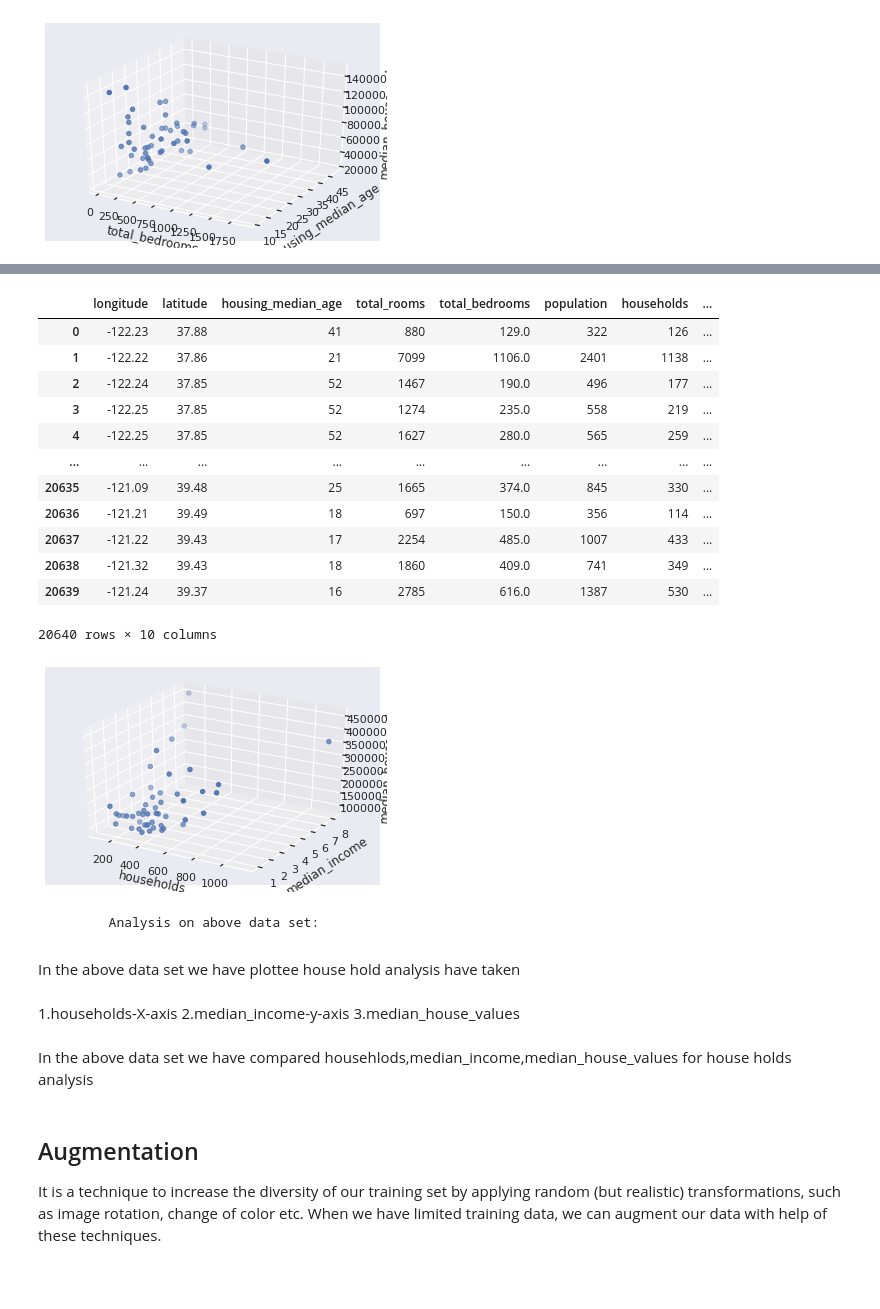
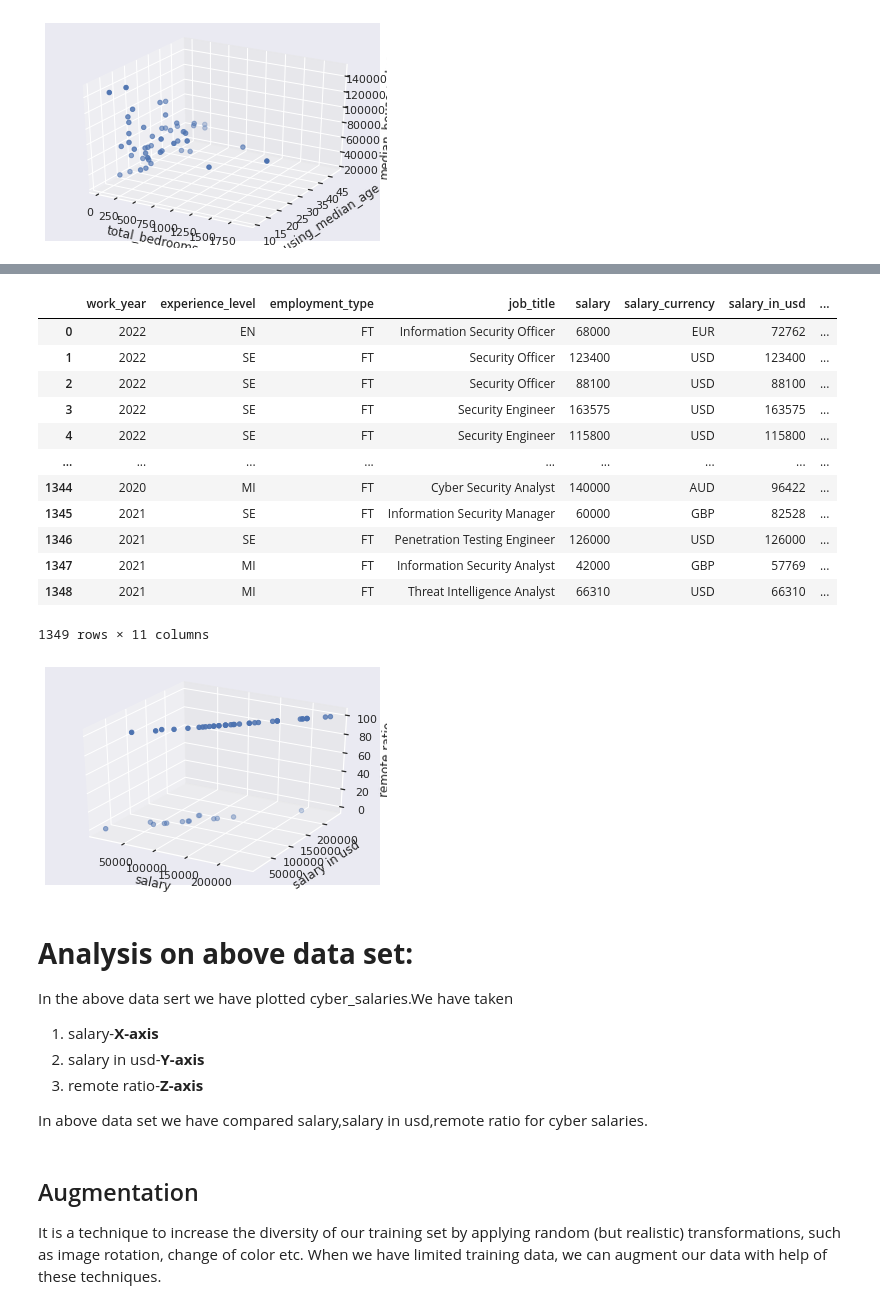
Before and after one commit to Vineeshavilla/FMML_COURSE_ASSIGNMENT, a Jupyter notebook: FMML_Aug22_M1Lab2_DataFeatures&Augmentation.ipynb, the cells around one changed output, grey strips where cells are left out. Cells and saved outputs as stored; diff of their text form; code cells hidden in the pictures; blank space fills up the shorter version.

```diff
--- a/FMML_Aug22_M1Lab2_DataFeatures&Augmentation.ipynb
+++ b/FMML_Aug22_M1Lab2_DataFeatures&Augmentation.ipynb
@@ -557,47 +544,49 @@ Drive already mounted at /content/gdrive; to attempt to forcibly remount, call d
 # %%
-data=pd.read_csv('/content/gdrive/My Drive/DOC-20221002-WA0002.csv')
+data=pd.read_csv('/content/gdrive/MyDrive/Cyber_salaries.csv')
 data
 # %% [output]
-|  | longitude | latitude | housing_median_age | total_rooms | total_bedrooms | population | households | ... |
-| 0 | -122.23 | 37.88 | 41 | 880 | 129.0 | 322 | 126 | ... |
-| 1 | -122.22 | 37.86 | 21 | 7099 | 1106.0 | 2401 | 1138 | ... |
-| 2 | -122.24 | 37.85 | 52 | 1467 | 190.0 | 496 | 177 | ... |
-| 3 | -122.25 | 37.85 | 52 | 1274 | 235.0 | 558 | 219 | ... |
-| 4 | -122.25 | 37.85 | 52 | 1627 | 280.0 | 565 | 259 | ... |
+|  | work_year | experience_level | employment_type | job_title | salary | salary_currency | salary_in_usd | ... |
+| 0 | 2022 | EN | FT | Information Security Officer | 68000 | EUR | 72762 | ... |
+| 1 | 2022 | SE | FT | Security Officer | 123400 | USD | 123400 | ... |
+| 2 | 2022 | SE | FT | Security Officer | 88100 | USD | 88100 | ... |
+| 3 | 2022 | SE | FT | Security Engineer | 163575 | USD | 163575 | ... |
+| 4 | 2022 | SE | FT | Security Engineer | 115800 | USD | 115800 | ... |
 | ... | ... | ... | ... | ... | ... | ... | ... | ... |
-| 20635 | -121.09 | 39.48 | 25 | 1665 | 374.0 | 845 | 330 | ... |
-| 20636 | -121.21 | 39.49 | 18 | 697 | 150.0 | 356 | 114 | ... |
-| 20637 | -121.22 | 39.43 | 17 | 2254 | 485.0 | 1007 | 433 | ... |
-| 20638 | -121.32 | 39.43 | 18 | 1860 | 409.0 | 741 | 349 | ... |
-| 20639 | -121.24 | 39.37 | 16 | 2785 | 616.0 | 1387 | 530 | ... |
+| 1344 | 2020 | MI | FT | Cyber Security Analyst | 140000 | AUD | 96422 | ... |
+| 1345 | 2021 | SE | FT | Information Security Manager | 60000 | GBP | 82528 | ... |
+| 1346 | 2021 | SE | FT | Penetration Testing Engineer | 126000 | USD | 126000 | ... |
+| 1347 | 2021 | MI | FT | Information Security Analyst | 42000 | GBP | 57769 | ... |
+| 1348 | 2021 | MI | FT | Threat Intelligence Analyst | 66310 | USD | 66310 | ... |
-20640 rows × 10 columns
+1349 rows × 11 columns
 # %%
 sns.set(style = "darkgrid")
 
 fig1= plt.figure()
 bx = fig1.add_subplot(111, projection = '3d')
 
-x = data['households'][:50]
-y = data['median_income'][:50]
-z = data['median_house_value'][:50]
+x = data['salary'][:50]
+y = data['salary_in_usd'][:50]
+z = data['remote_ratio'][:50]
 
-bx.set_xlabel("households")
-bx.set_ylabel("median_income")
-bx.set_zlabel("median_house_value")
+bx.set_xlabel("salary")
+bx.set_ylabel("salary in usd")
+bx.set_zlabel("remote ratio")
 
 bx.scatter(x, y, z)
 
 plt.show()
 # %% [output]
-[figure, old version]
+[figure, new version]
-# %% [markdown]
-           Analysis on above data set:
-# %% [markdown]
-In the above data set we have plottee house hold analysis have taken
-# %% [markdown]
-1.households-X-axis 2.median_income-y-axis 3.median_house_values
-# %% [markdown]
-In the above data set we have compared househlods,median_income,median_house_values for house holds analysis
+# %% [markdown]
+# **Analysis on above data set:**
+In the above data sert we have plotted cyber_salaries.We have taken
+
+
+1.   salary-**X-axis**
+2.   salary in usd-**Y-axis**
+3.   remote ratio-**Z-axis**
+
+In above data set we have compared salary,salary in usd,remote ratio for cyber salaries.
 # %% [markdown]
 ## Augmentation
 It is a technique to increase the diversity of our training set by applying random (but realistic) transformations, such as image rotation, change of color etc. When we have limited training data, we can augment our data with help of these techniques.
```
Also changed, not shown: parts of 20 cells of this notebook.
